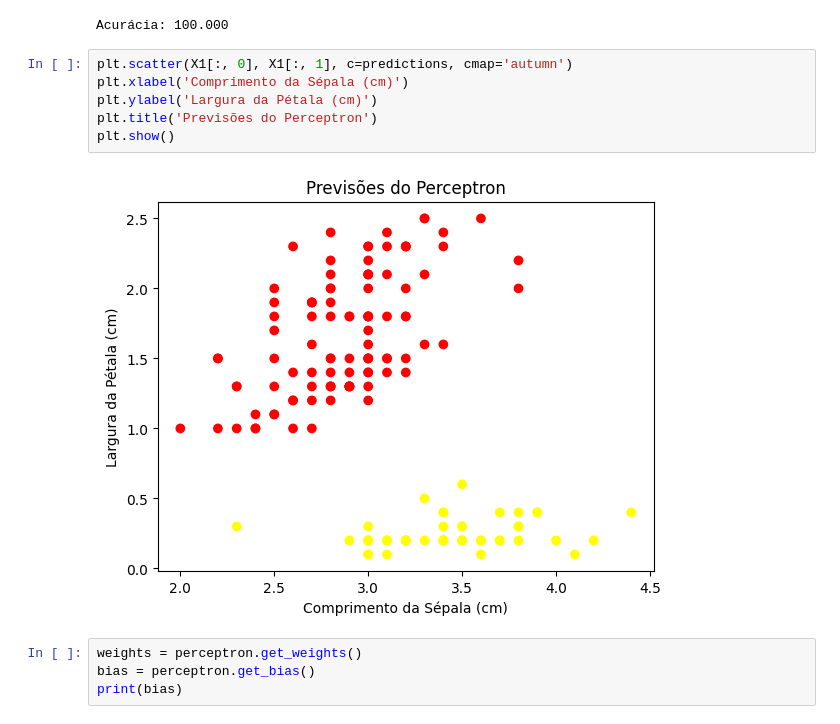
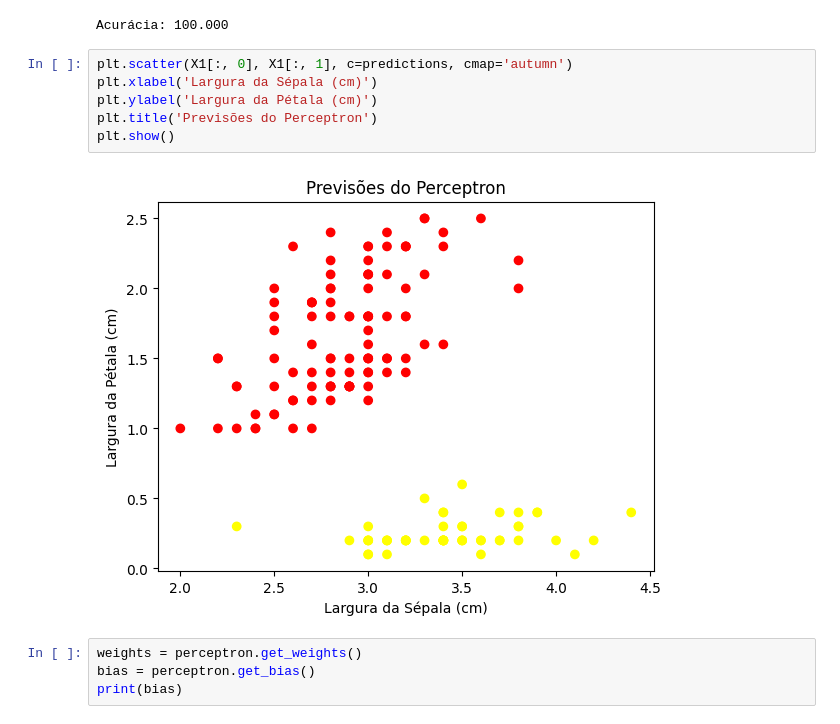
Before and after one commit to Samuelsnv2/Deep-Learning-studies, a Jupyter notebook: Perceptron/perceptron_implementation.ipynb, the cells around one changed output. Drawn from its saved outputs; the diff is of its cells as text.

Commit message:
graph changes

```diff
--- a/Perceptron/perceptron_implementation.ipynb
+++ b/Perceptron/perceptron_implementation.ipynb
@@ -128,12 +128,12 @@ print(f'Acurácia: {accuracy:.3f}')
 Acurácia: 100.000
 # %%
 plt.scatter(X1[:, 0], X1[:, 1], c=predictions, cmap='autumn')
-plt.xlabel('Comprimento da Sépala (cm)')
+plt.xlabel('Largura da Sépala (cm)')
 plt.ylabel('Largura da Pétala (cm)')
 plt.title('Previsões do Perceptron')
 plt.show()
 # %% [output]
-[figure, old version]
+[figure, new version]
 # %%
 weights = perceptron.get_weights()
 bias = perceptron.get_bias()
```
Also changed, not shown: parts of 1 cell of this notebook.
